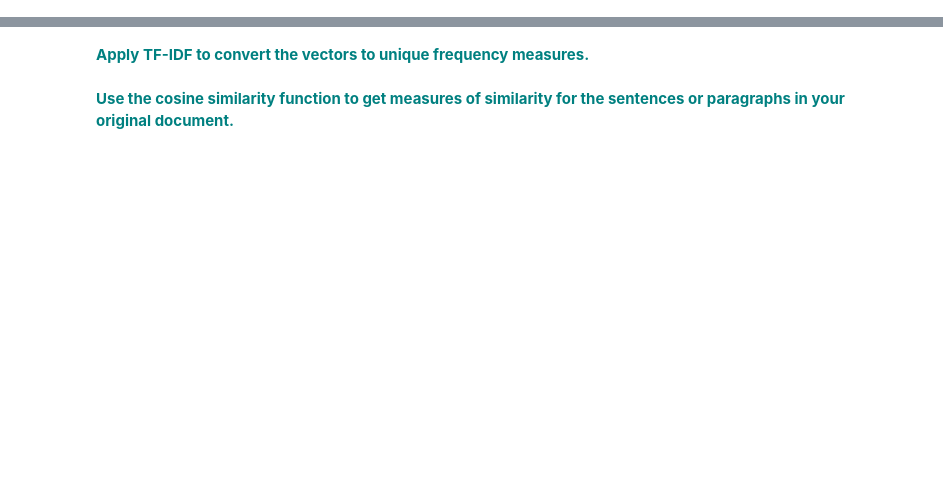
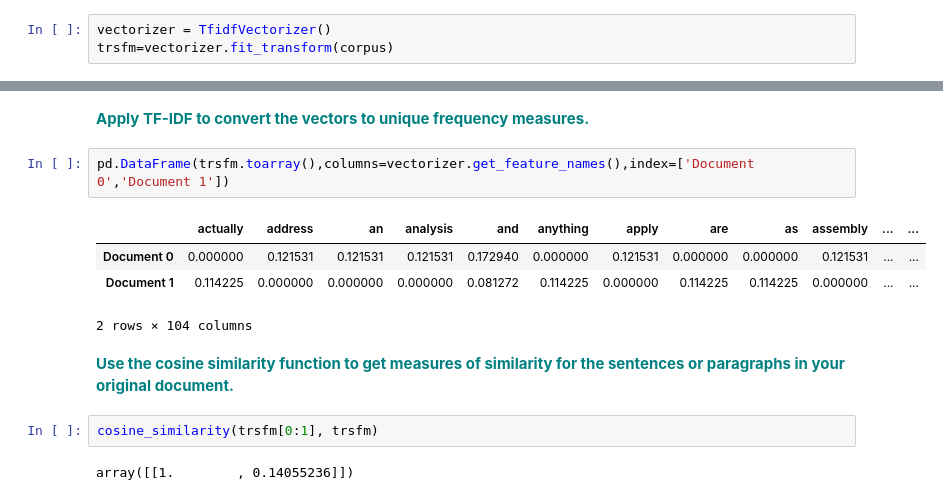
Before and after one commit to trentleslie/Springboard, a Jupyter notebook: 15.5 Case Study - Cosine Similarity/CosineSimilarityCaseStudy/Cosine_Similarity_Case_Study.ipynb, the cells around one changed output, grey strips where cells are left out. Drawn from its saved outputs; the diff is of its cells as text; blank space fills up the shorter version.

```diff
--- a/15.5 Case Study - Cosine Similarity/CosineSimilarityCaseStudy/Cosine_Similarity_Case_Study.ipynb
+++ b/15.5 Case Study - Cosine Similarity/CosineSimilarityCaseStudy/Cosine_Similarity_Case_Study.ipynb
@@ -95,4 +122,7 @@ Replace the current values for `Document 0` and `Document 1` with your own sente
 # %% [markdown]
  **<font color='teal'> Apply the count vectorizer to the corpus to transform it into vectors.</font>**
+# %%
+vectorizer = TfidfVectorizer()
+trsfm=vectorizer.fit_transform(corpus)
 # %% [markdown]
  **<font color='teal'> Convert the vector counts to a dataframe with Pandas.</font>**
@@ -99,4 +136,15 @@ Replace the current values for `Document 0` and `Document 1` with your own sente
 # %% [markdown]
  **<font color='teal'> Apply TF-IDF to convert the vectors to unique frequency measures.</font>**
+# %%
+pd.DataFrame(trsfm.toarray(),columns=vectorizer.get_feature_names(),index=['Document 0','Document 1'])
+# %% [output]
+|  | actually | address | an | analysis | and | anything | apply | are | as | assembly | ... | ... |
+| Document 0 | 0.000000 | 0.121531 | 0.121531 | 0.121531 | 0.172940 | 0.000000 | 0.121531 | 0.000000 | 0.000000 | 0.121531 | ... | ... |
+| Document 1 | 0.114225 | 0.000000 | 0.000000 | 0.000000 | 0.081272 | 0.114225 | 0.000000 | 0.114225 | 0.114225 | 0.000000 | ... | ... |
+2 rows × 104 columns
 # %% [markdown]
  **<font color='teal'> Use the cosine similarity function to get measures of similarity for the sentences or paragraphs in your original document.</font>**
+# %%
+cosine_similarity(trsfm[0:1], trsfm)
+# %% [output]
+array([[1.        , 0.14055236]])
```
Also changed, not shown: parts of 9 cells of this notebook.
